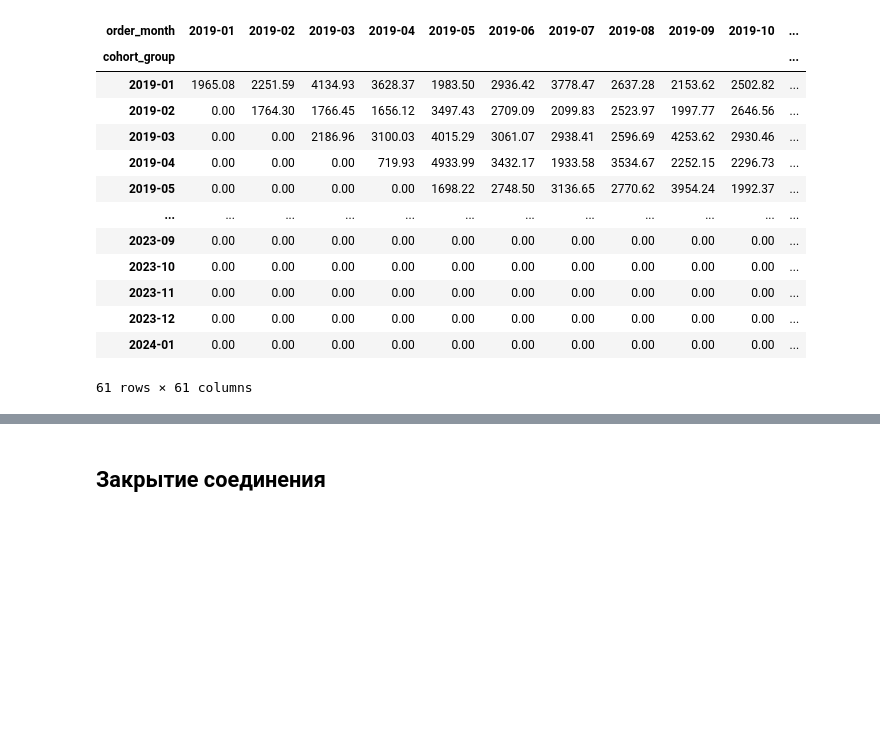
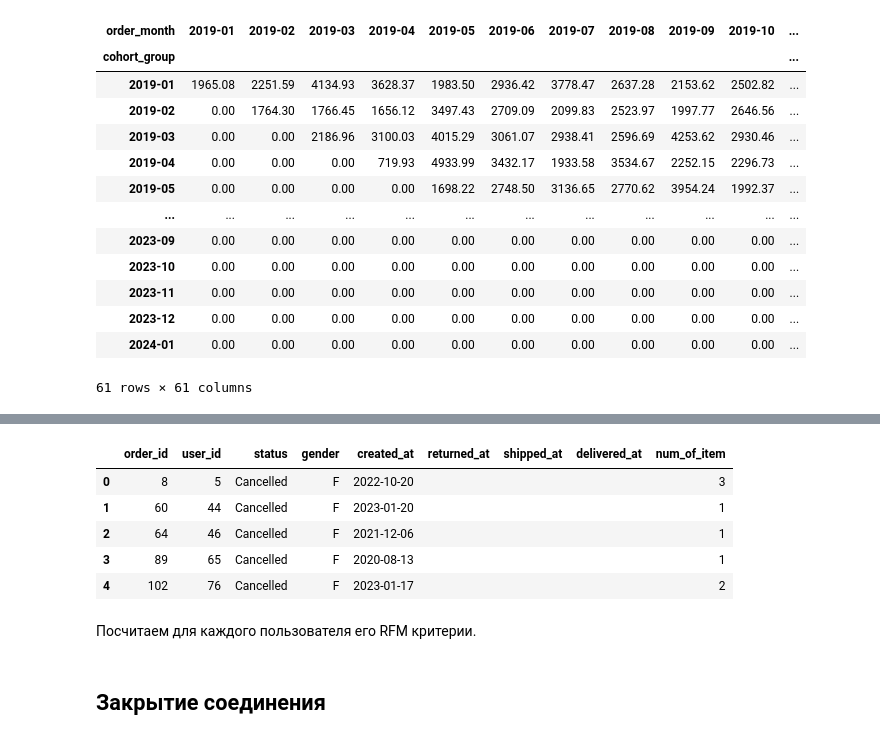
Before and after one commit to Felvr/theLook, a Jupyter notebook: part2.ipynb, the cells around one changed output, grey strips where cells are left out. Saved outputs shown, nothing was run; the diff lists cells and outputs as text; code cells hidden in the pictures; blank space fills up the shorter version.

```diff
--- a/part2.ipynb
+++ b/part2.ipynb
@@ -198,0 +251,10 @@ display(total_sum)
+# %%
+cursor.execute('SELECT * FROM users')
+all_users = cursor.fetchall()
+users_df = pd.DataFrame(all_users)
+cursor.execute('SELECT * FROM orders')
+all_orders = cursor.fetchall()
+orders_df = pd.DataFrame(all_orders)
+display(users_df.head())
+display(orders_df.head())
+# %% [output]
@@ -199,3 +267,11 @@ display(total_sum)
+|  | order_id | user_id | status | gender | created_at | returned_at | shipped_at | delivered_at | num_of_item |
+| 0 | 8 | 5 | Cancelled | F | 2022-10-20 |  |  |  | 3 |
+| 1 | 60 | 44 | Cancelled | F | 2023-01-20 |  |  |  | 1 |
+| 2 | 64 | 46 | Cancelled | F | 2021-12-06 |  |  |  | 1 |
+| 3 | 89 | 65 | Cancelled | F | 2020-08-13 |  |  |  | 1 |
+| 4 | 102 | 76 | Cancelled | F | 2023-01-17 |  |  |  | 2 |
+# %% [markdown]
+Посчитаем для каждого пользователя его RFM критерии.
 # %% [markdown]
 ## Закрытие соединения
 # %%
```
Also changed, not shown: parts of 13 cells of this notebook.
